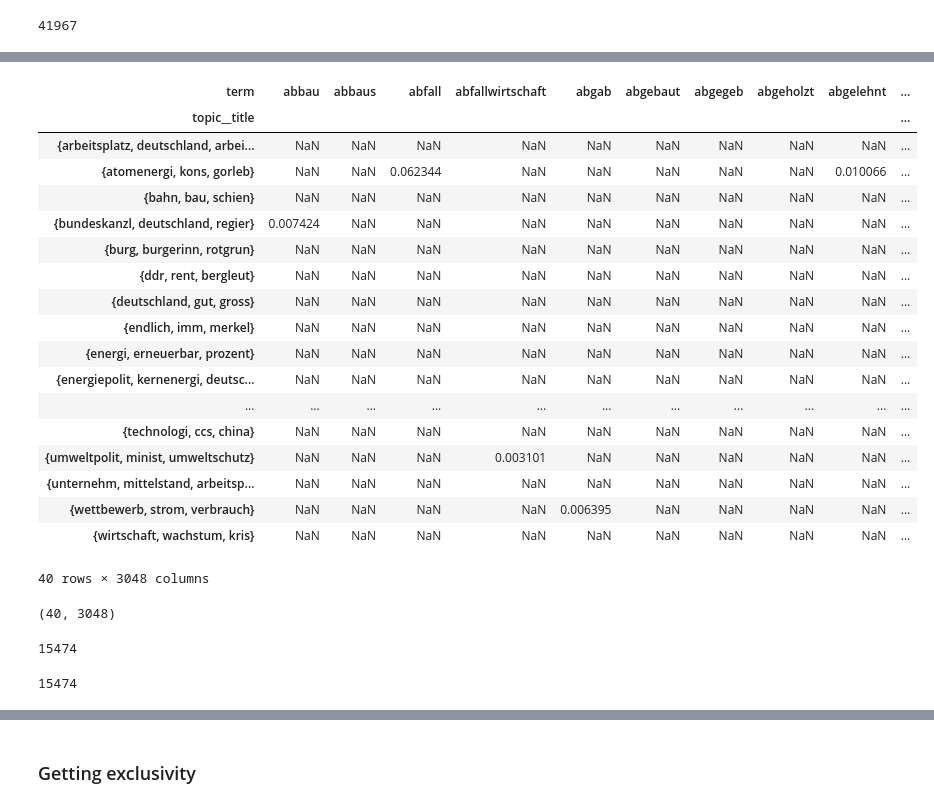
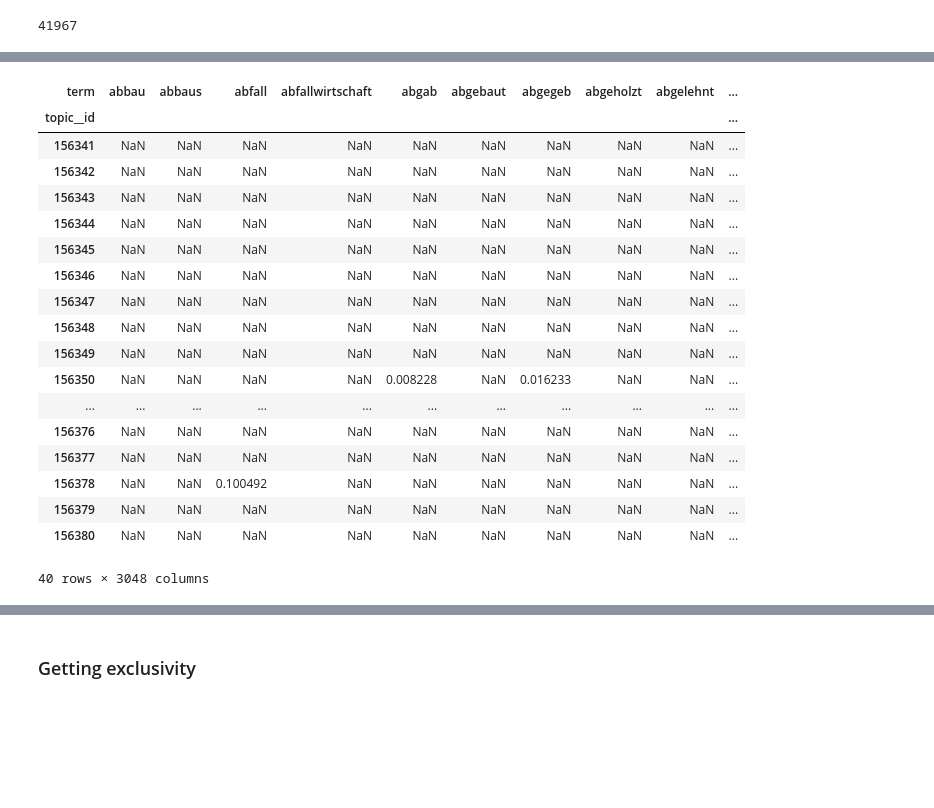
Before and after one commit to mcc-apsis/coal-discourse, a Jupyter notebook: coherence_optimal_topic_number.ipynb, the cells around one changed output, grey strips where cells are left out. Drawn from its saved outputs; the diff is of its cells as text; code cells hidden in the pictures; blank space fills up the shorter version.

```diff
--- a/coherence_optimal_topic_number.ipynb
+++ b/coherence_optimal_topic_number.ipynb
@@ -87,7 +71,7 @@ len(list(TopicTerm.objects.filter(run_id=run_id)))
 # %%
 tts = TopicTerm.objects.filter(run_id=run_id)
 
-tts_n = tts.values('topic__title').annotate(
+tts_n = tts.values('topic__id').annotate(
     n = Sum('score'),
     term = F('term__title')
 ).order_by('topic', '-n')
@@ -119,24 +80,24 @@ df
 # %%
-df_p = df.pivot(index='topic__title', columns='term', values='n')
+df_p = df.pivot(index='topic__id', columns='term', values='n')
 df_p
 # %% [output]
 | term | abbau | abbaus | abfall | abfallwirtschaft | abgab | abgebaut | abgegeb | abgeholzt | abgelehnt | ... |
-| topic__title |  |  |  |  |  |  |  |  |  | ... |
-| {arbeitsplatz, deutschland, arbei... | NaN | NaN | NaN | NaN | NaN | NaN | NaN | NaN | NaN | ... |
-| {atomenergi, kons, gorleb} | NaN | NaN | 0.062344 | NaN | NaN | NaN | NaN | NaN | 0.010066 | ... |
-| {bahn, bau, schien} | NaN | NaN | NaN | NaN | NaN | NaN | NaN | NaN | NaN | ... |
-| {bundeskanzl, deutschland, regier} | 0.007424 | NaN | NaN | NaN | NaN | NaN | NaN | NaN | NaN | ... |
-| {burg, burgerinn, rotgrun} | NaN | NaN | NaN | NaN | NaN | NaN | NaN | NaN | NaN | ... |
-| {ddr, rent, bergleut} | NaN | NaN | NaN | NaN | NaN | NaN | NaN | NaN | NaN | ... |
-| {deutschland, gut, gross} | NaN | NaN | NaN | NaN | NaN | NaN | NaN | NaN | NaN | ... |
-| {endlich, imm, merkel} | NaN | NaN | NaN | NaN | NaN | NaN | NaN | NaN | NaN | ... |
-| {energi, erneuerbar, prozent} | NaN | NaN | NaN | NaN | NaN | NaN | NaN | NaN | NaN | ... |
-| {energiepolit, kernenergi, deutsc... | NaN | NaN | NaN | NaN | NaN | NaN | NaN | NaN | NaN | ... |
+| topic__id |  |  |  |  |  |  |  |  |  | ... |
+| 156341 | NaN | NaN | NaN | NaN | NaN | NaN | NaN | NaN | NaN | ... |
+| 156342 | NaN | NaN | NaN | NaN | NaN | NaN | NaN | NaN | NaN | ... |
+| 156343 | NaN | NaN | NaN | NaN | NaN | NaN | NaN | NaN | NaN | ... |
+| 156344 | NaN | NaN | NaN | NaN | NaN | NaN | NaN | NaN | NaN | ... |
+| 156345 | NaN | NaN | NaN | NaN | NaN | NaN | NaN | NaN | NaN | ... |
+| 156346 | NaN | NaN | NaN | NaN | NaN | NaN | NaN | NaN | NaN | ... |
+| 156347 | NaN | NaN | NaN | NaN | NaN | NaN | NaN | NaN | NaN | ... |
+| 156348 | NaN | NaN | NaN | NaN | NaN | NaN | NaN | NaN | NaN | ... |
+| 156349 | NaN | NaN | NaN | NaN | NaN | NaN | NaN | NaN | NaN | ... |
+| 156350 | NaN | NaN | NaN | NaN | 0.008228 | NaN | 0.016233 | NaN | NaN | ... |
 | ... | ... | ... | ... | ... | ... | ... | ... | ... | ... | ... |
-| {technologi, ccs, china} | NaN | NaN | NaN | NaN | NaN | NaN | NaN | NaN | NaN | ... |
-| {umweltpolit, minist, umweltschutz} | NaN | NaN | NaN | 0.003101 | NaN | NaN | NaN | NaN | NaN | ... |
-| {unternehm, mittelstand, arbeitsp... | NaN | NaN | NaN | NaN | NaN | NaN | NaN | NaN | NaN | ... |
-| {wettbewerb, strom, verbrauch} | NaN | NaN | NaN | NaN | 0.006395 | NaN | NaN | NaN | NaN | ... |
-| {wirtschaft, wachstum, kris} | NaN | NaN | NaN | NaN | NaN | NaN | NaN | NaN | NaN | ... |
+| 156376 | NaN | NaN | NaN | NaN | NaN | NaN | NaN | NaN | NaN | ... |
+| 156377 | NaN | NaN | NaN | NaN | NaN | NaN | NaN | NaN | NaN | ... |
+| 156378 | NaN | NaN | 0.100492 | NaN | NaN | NaN | NaN | NaN | NaN | ... |
+| 156379 | NaN | NaN | NaN | NaN | NaN | NaN | NaN | NaN | NaN | ... |
+| 156380 | NaN | NaN | NaN | NaN | NaN | NaN | NaN | NaN | NaN | ... |
 40 rows × 3048 columns
 # %%
@@ -144,4 +104,0 @@ df_p
-# %%
-df_p.shape
-# %% [output]
-(40, 3048)
@@ -150,9 +104,0 @@ topics = Topic.objects.filter(run_id=run_id)
-# %%
-terms = Term.objects.filter(run_id=run_id)
-len(list(terms))
-# %% [output]
-15474
-# %%
-len(set(list(terms)))
-# %% [output]
-15474
```
Also changed, not shown: parts of 46 cells of this notebook.
